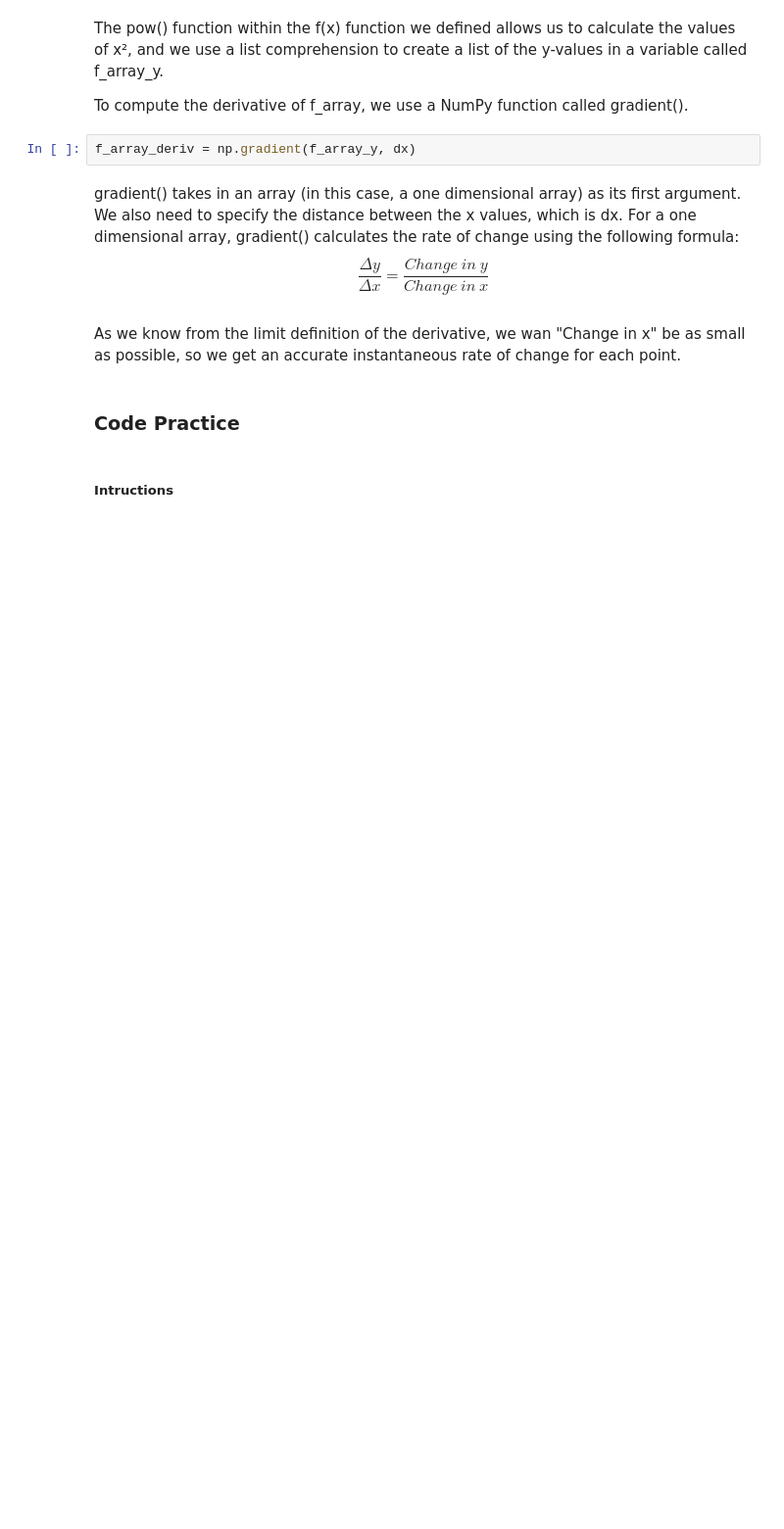
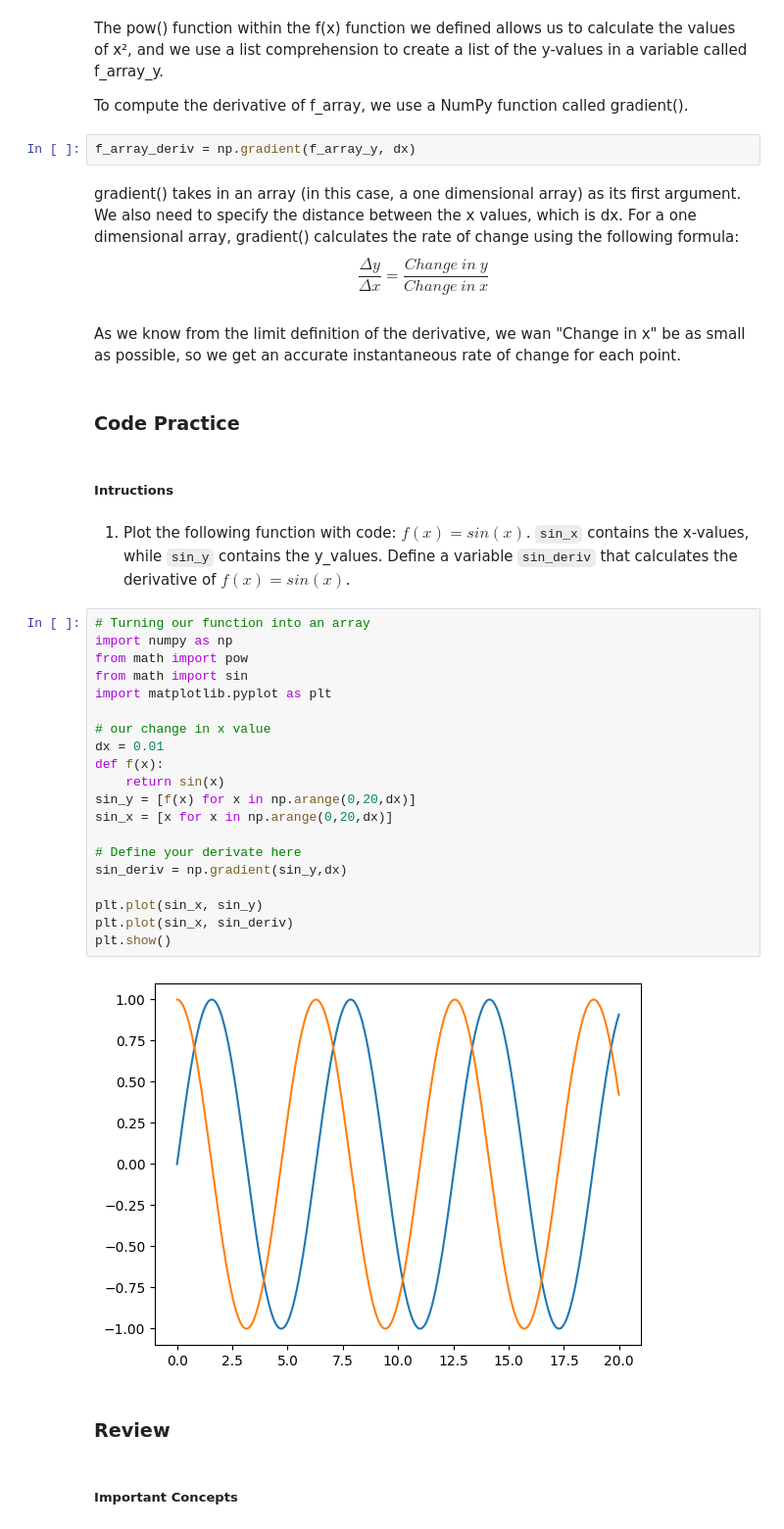
Before and after one commit to oldoc63/learningDS, a Jupyter notebook: mlSpecialty/differentialCalculus.ipynb, the cells around one changed output. Shown: that part at 98% size. Saved outputs shown, nothing was run; the diff lists cells and outputs as text; blank space fills up the shorter version.

Commit message:
Differential Calculus Review #580

```diff
--- a/mlSpecialty/differentialCalculus.ipynb
+++ b/mlSpecialty/differentialCalculus.ipynb
@@ -277,3 +277,31 @@ As we know from the limit definition of the derivative, we wan "Change in x" be
 ### Code Practice
 # %% [markdown]
 ##### Intructions
+# %% [markdown]
+1. Plot the following function with code: $f(x)=sin(x)$. `sin_x` contains the x-values, while `sin_y` contains the y_values. Define a variable `sin_deriv` that calculates  the derivative of $f(x)=sin(x)$.
+# %%
+# Turning our function into an array
+import numpy as np
+from math import pow
+from math import sin
+import matplotlib.pyplot as plt
+
+# our change in x value
+dx = 0.01
+def f(x):
+    return sin(x)
+sin_y = [f(x) for x in np.arange(0,20,dx)]
+sin_x = [x for x in np.arange(0,20,dx)]
+
+# Define your derivate here
+sin_deriv = np.gradient(sin_y,dx)
+
+plt.plot(sin_x, sin_y)
+plt.plot(sin_x, sin_deriv)
+plt.show()
+# %% [output]
+[figure, added]
+# %% [markdown]
+### Review
+# %% [markdown]
+##### Important Concepts
```
Also changed, not shown: parts of 7 cells of this notebook.
